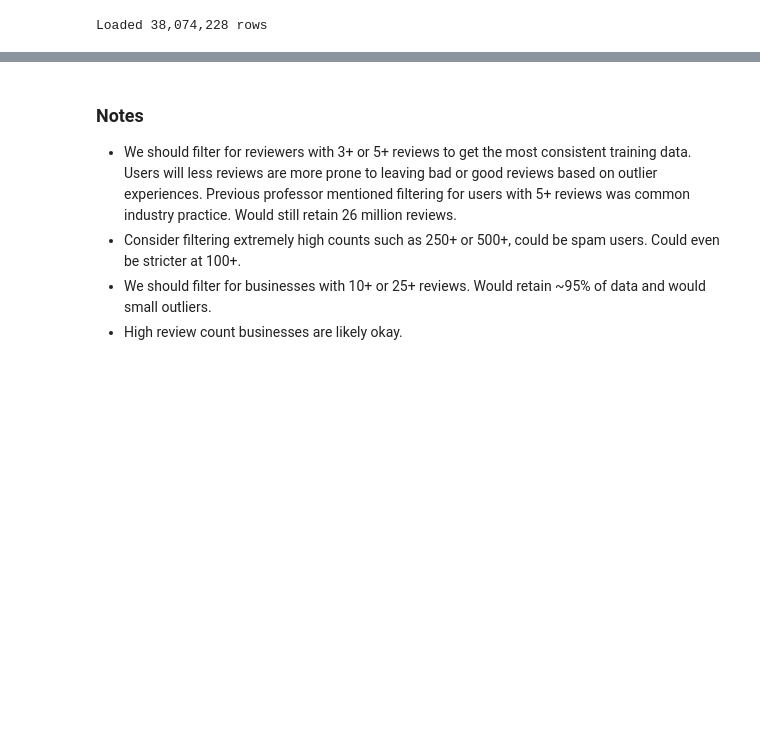
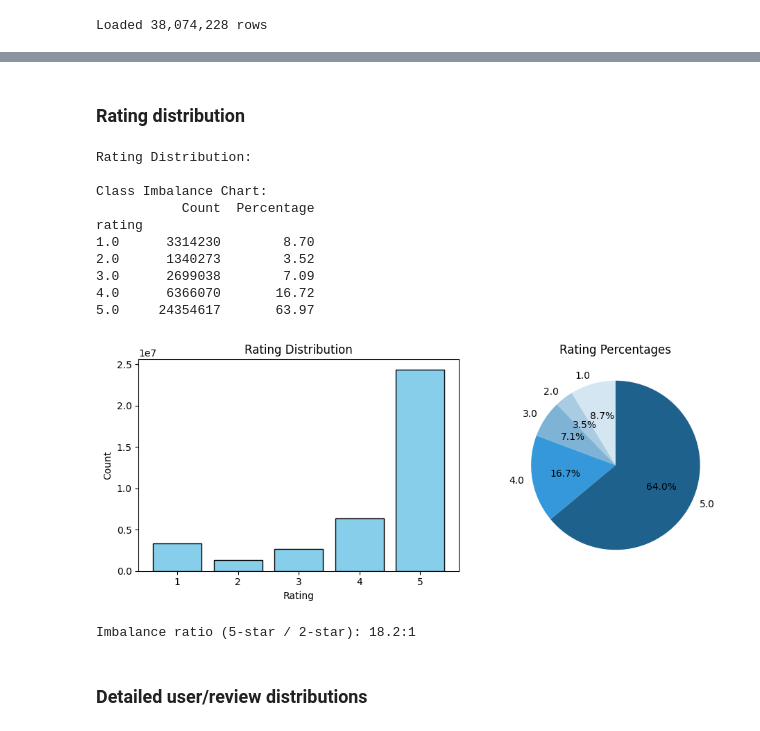
Before and after one commit to zmosDS/google_review_insights, a Jupyter notebook: notebooks/02_eda.ipynb, the cells around one changed output, grey strips where cells are left out. Drawn from its saved outputs; the diff is of its cells as text; code cells hidden in the pictures; blank space fills up the shorter version.

```diff
--- a/notebooks/02_eda.ipynb
+++ b/notebooks/02_eda.ipynb
@@ -359,8 +306,46 @@ Min Reviews     Users           % of Users      Total Reviews   % of Reviews
-# %% [markdown]
-### Notes
-
-- We should filter for reviewers with 3+ or 5+ reviews to get the most consistent training data. Users will less reviews are more prone to leaving bad or good reviews based on outlier experiences. Previous professor mentioned filtering for users with 5+ reviews was common industry practice. Would still retain 26 million reviews.
-- Consider filtering extremely high counts such as 250+ or 500+, could be spam users. Could even be stricter at 100+.
-- We should filter for businesses with 10+ or 25+ reviews. Would retain ~95% of data and would small outliers.
-- High review count businesses are likely okay.
+# %% [markdown]
+### Rating distribution
+# %%
+# Rating distribution
+print("Rating Distribution:")
+rating_dist = df['rating'].value_counts().sort_index()
+rating_dist_table = pd.DataFrame({'Count': rating_dist,
+                                  'Percentage': (rating_dist / len(df) * 100).round(2)
+                                 })
+print()
+print("Class Imbalance Chart:")
+print(rating_dist_table)
+
+fig, (ax1, ax2) = plt.subplots(1, 2, figsize=(10, 4))
+
+ax1.bar(rating_dist.index, rating_dist.values, color='skyblue', edgecolor='black')
+ax1.set_title('Rating Distribution')
+ax1.set_xlabel('Rating')
+ax1.set_ylabel('Count')
+
+ax2.pie(rating_dist.values, labels=rating_dist.index, autopct='%1.1f%%', startangle=90, colors=['#d4e6f1', '#a9cce3', '#7fb3d5', '#3498db', '#1f618d'])
+ax2.set_title('Rating Percentages')
+
+plt.tight_layout()
+plt.show()
+
+print(f"\nImbalance ratio (5-star / 2-star): {rating_dist[5.0] / rating_dist[2.0]:.1f}:1")
+
+#del rating_dist
+#gc.collect()
+# %% [output]
+Rating Distribution:
+
+Class Imbalance Chart:
+           Count  Percentage
+rating
+1.0      3314230        8.70
+2.0      1340273        3.52
+3.0      2699038        7.09
+4.0      6366070       16.72
+5.0     24354617       63.97
+[figure, added]
+Imbalance ratio (5-star / 2-star): 18.2:1
+# %% [markdown]
+### Detailed user/review distributions
 # %%
```
Also changed, not shown: parts of 29 cells of this notebook, 2 other files.
